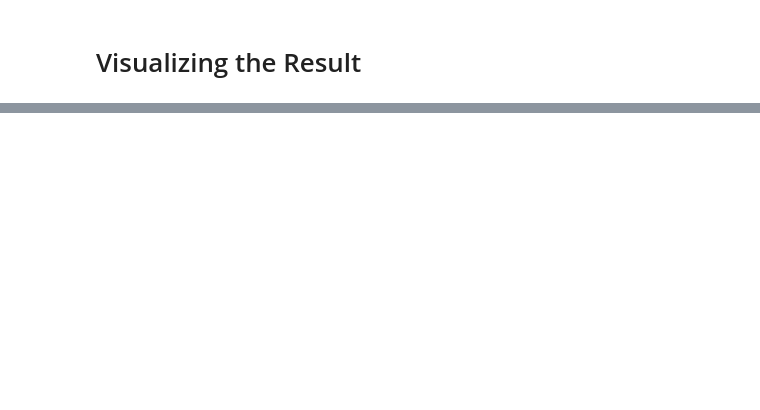
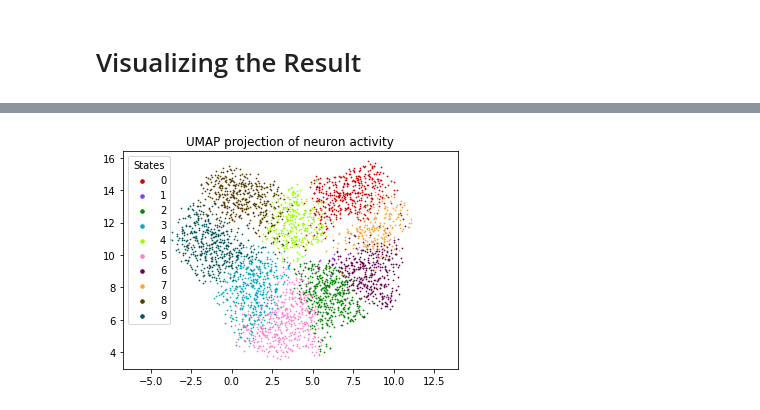
Before and after one commit to Zoroa1885/Hidden_Markov_Poisson_Torch_Model, a Jupyter notebook: analysis.ipynb, the cells around one changed output, grey strips where cells are left out. Cells and saved outputs as stored; diff of their text form; code cells hidden in the pictures; blank space fills up the shorter version.

```diff
--- a/analysis.ipynb
+++ b/analysis.ipynb
@@ -266,0 +295,35 @@ plot_polar_scatter(y, states_head)
+# %%
+import matplotlib.pyplot as plt
+import seaborn as sns
+import numpy as np
+import colorcet as cc  # Assuming cc is a valid import
+
+# Assuming `embedding`, `states_head`, and `df` are defined appropriately
+
+states_head_pure = states_head[~np.isnan(df["headAngel"])]
+unique_states = np.unique(states_head_pure)
+custom_palette = sns.color_palette(cc.glasbey, len(unique_states))
+
+# Create a scatter plot with labels
+scatter_handles = []
+for i, state in enumerate(unique_states):
+    indices = np.where(states_head_pure == state)[0]
+    scatter = plt.scatter(
+        embedding[indices, 0],
+        embedding[indices, 1],
+        c=[custom_palette[i]],
+        s=0.5,
+        marker = "o",
+        label=state)
+    scatter_handles.append(scatter)
+
+plt.gca().set_aspect('equal', 'datalim')
+plt.title('UMAP projection of neuron activity')
+
+# Create a legend based on the scatter plot handles
+plt.legend(handles=scatter_handles, title='States', markerscale = 5)
+
+# Show the plot
+plt.show()
+# %% [output]
+[figure, added]
```
Also changed, not shown: parts of 13 cells of this notebook, 1 other file.
